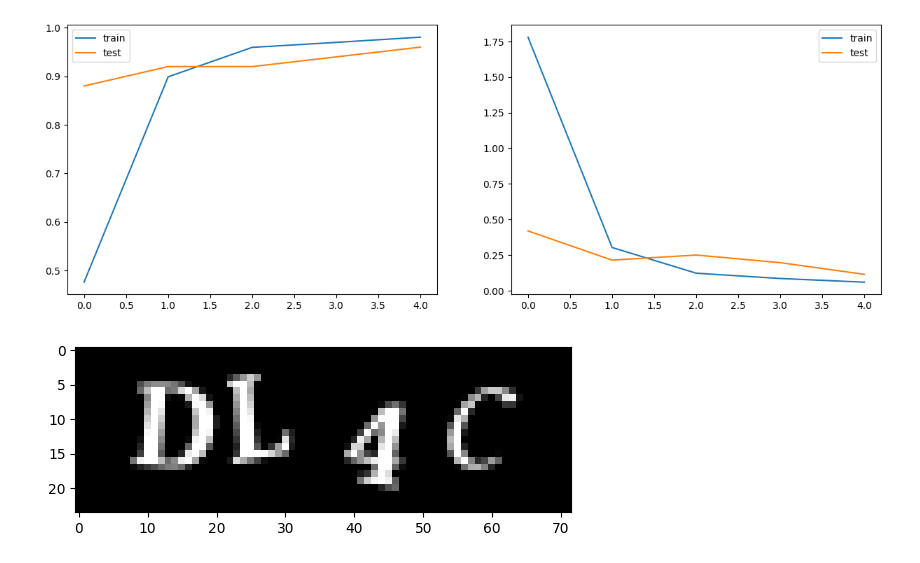
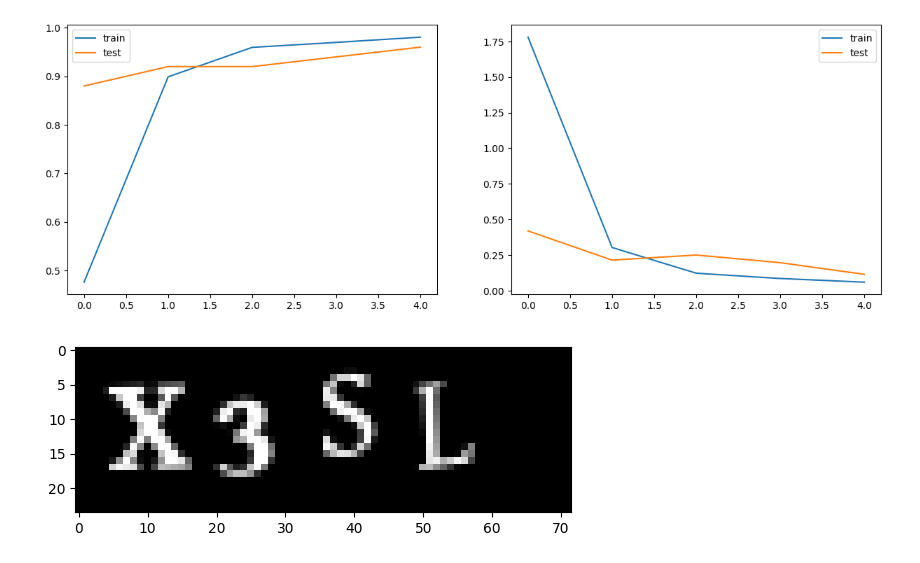
Before and after one commit to TahaT80/AI, a Jupyter notebook: part7_project/project_14/project_14.ipynb, the cells around one changed output. Drawn from its saved outputs; the diff is of its cells as text; code cells hidden in the pictures.

```diff
--- a/part7_project/project_14/project_14.ipynb
+++ b/part7_project/project_14/project_14.ipynb
@@ -146,11 +146,11 @@ Epoch 5/5
 [figure]
 [figure]
 # %%
-f = '../../part4_Machine Learning/Noron/2_1_Correlation/test/DL4C.png'
+f = '../../part4_Machine Learning/Noron/2_1_Correlation/test/X3SL.png'
 im = cv2.imread(f)
 im = cv2.cvtColor(im,cv2.COLOR_BGR2GRAY)
 im = (255-im)/255
 plt.imshow(im,'gray');
 # %% [output]
-[figure, old version]
+[figure, new version]
 # %%
```
Also changed, not shown: parts of 1 cell of this notebook.
